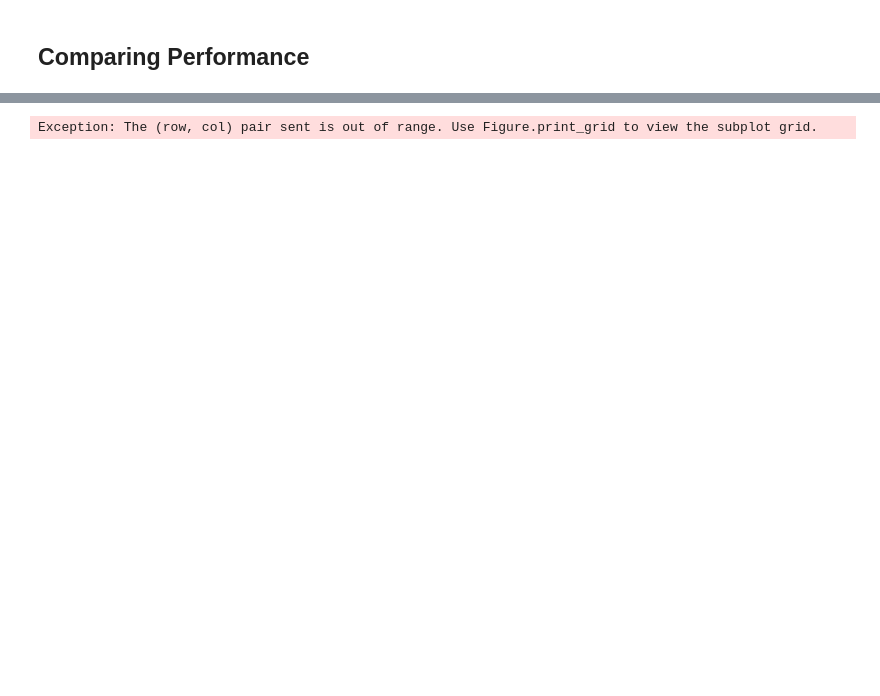
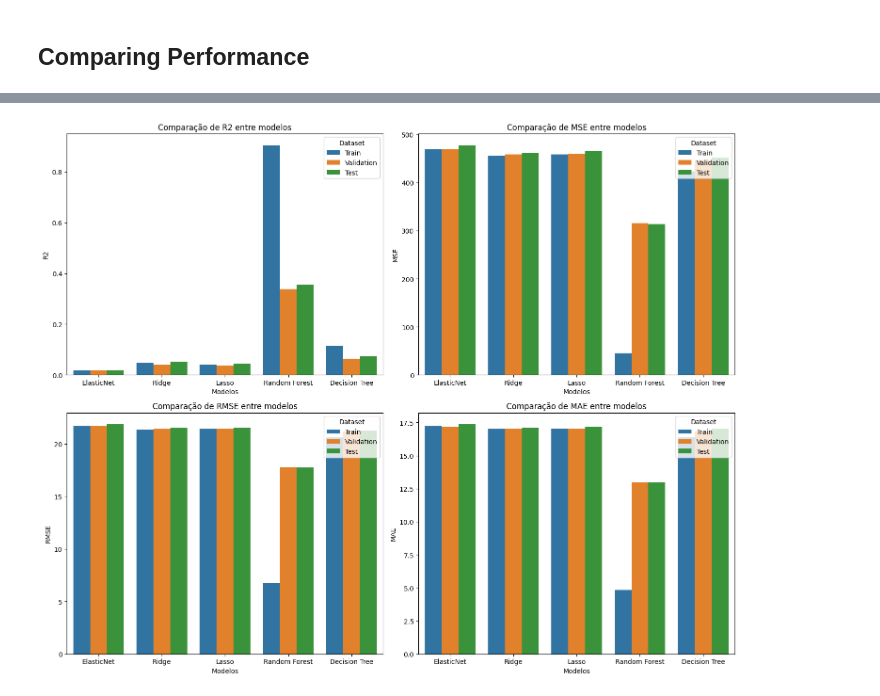
Before and after one commit to Thalesh7991/ensaios-algoritmos-ml, a Jupyter notebook: notebooks/Regressao/Ensaio_Regressao.ipynb, the cells around one changed output, grey strips where cells are left out. Saved outputs shown, nothing was run; the diff lists cells and outputs as text; code cells hidden in the pictures; blank space fills up the shorter version.

Commit message:
Comparação de performance

```diff
--- a/notebooks/Regressao/Ensaio_Regressao.ipynb
+++ b/notebooks/Regressao/Ensaio_Regressao.ipynb
@@ -359,24 +362 @@ subset
 | 0 | Decision Tree | 0.063559 | 447.161319 | 21.146189 | 16.843452 | 839.577848 | Validation |
-# %%
-import plotly.graph_objects as go
-from plotly.subplots import make_subplots
-
-def plot_metrics_comparison_plotly(full_results, metrics=["R2", "MSE", "RMSE", "MAE", "MAPE"]):
-    fig = make_subplots(rows=2, cols=2, subplot_titles=metrics, shared_yaxes=True)
-
-    for idx, metric in enumerate(metrics, 1):
-        for dataset in full_results["Dataset"].unique():
-            subset = full_results[full_results["Dataset"] == dataset]
-            fig.add_trace(
-                go.Bar(x=subset["model_name"], y=subset[metric], name=f"{dataset} - {metric}"),
-                row=(idx-1)//2 + 1,
-                col=(idx-1)%2 + 1
-            )
-
-    fig.update_layout(title_text="Comparison of Metrics Among Models", barmode='group')
-    fig.show()
-
-# Use the function
-plot_metrics_comparison_plotly(full_results)
-# %% [output]
-Exception: The (row, col) pair sent is out of range. Use Figure.print_grid to view the subplot grid.
@@ -384,0 +363,15 @@ Exception: The (row, col) pair sent is out of range. Use Figure.print_grid to vi
+# %%
+# Criar subplots de 2x2
+fig, axes = plt.subplots(nrows=2, ncols=2, figsize=(15,12))
+
+metrics = ["R2", "MSE", "RMSE", "MAE", "MAPE"]
+for ax, metric in zip(axes.flatten(), metrics):
+    sns.barplot(x="model_name", y=metric, hue="Dataset", data=full_results, ax=ax)
+    ax.set_title(f'Comparação de {metric} entre modelos')
+    ax.set_ylabel(metric)
+    ax.set_xlabel("Modelos")
+
+plt.tight_layout()
+plt.show()
+# %% [output]
+[figure, added]
```
Also changed, not shown: parts of 11 cells of this notebook.
